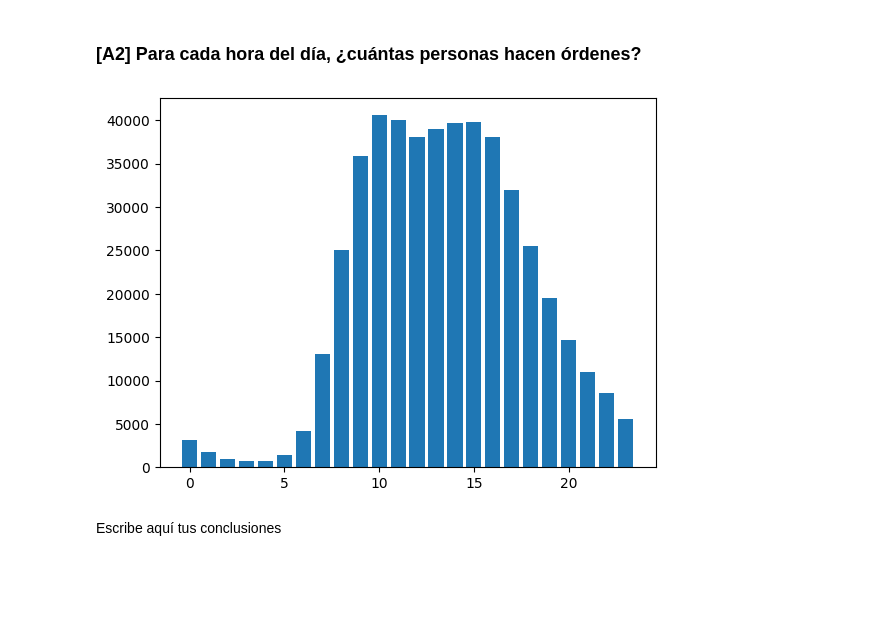
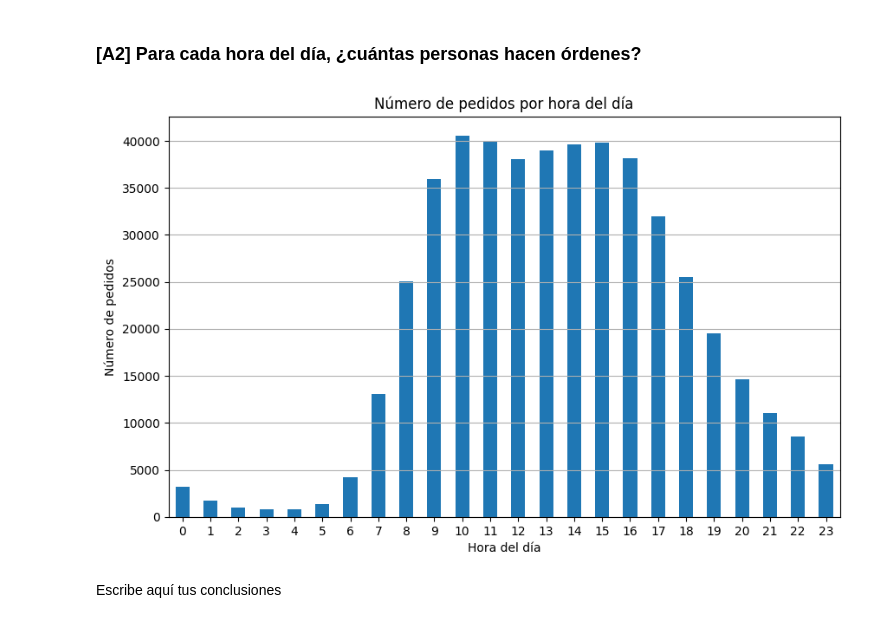
Before and after one commit to Davichobacter/data_science, a Jupyter notebook: notebook_sprint_4.ipynb, the cells around one changed output. Cells and saved outputs as stored; diff of their text form; code cells hidden in the pictures; blank space fills up the shorter version.

```diff
--- a/notebook_sprint_4.ipynb
+++ b/notebook_sprint_4.ipynb
@@ -531,10 +532,21 @@ Escribe aquí tus conclusiones
 # %% [markdown]
 ### [A2] Para cada hora del día, ¿cuántas personas hacen órdenes?
 # %%
-plt.bar(orders['order_hour_of_day'].value_counts().index, orders['order_hour_of_day'].value_counts())
+# prompt: Crea un gráfico que muestre el número de personas que hacen pedidos dependiendo de la hora del día.
+
+import matplotlib.pyplot as plt
+orders_by_hour = orders['order_hour_of_day'].value_counts().sort_index()
+
+plt.figure(figsize=(10, 6))
+orders_by_hour.plot(kind='bar')
+plt.xlabel('Hora del día')
+plt.ylabel('Número de pedidos')
+plt.title('Número de pedidos por hora del día')
+plt.xticks(rotation=0)
+plt.grid(axis='y')
 plt.show()
 # %% [output]
-[figure, old version]
+[figure, new version]
 # %% [markdown]
 Escribe aquí tus conclusiones
 # %% [markdown]
```
Also changed, not shown: parts of 14 cells of this notebook.
